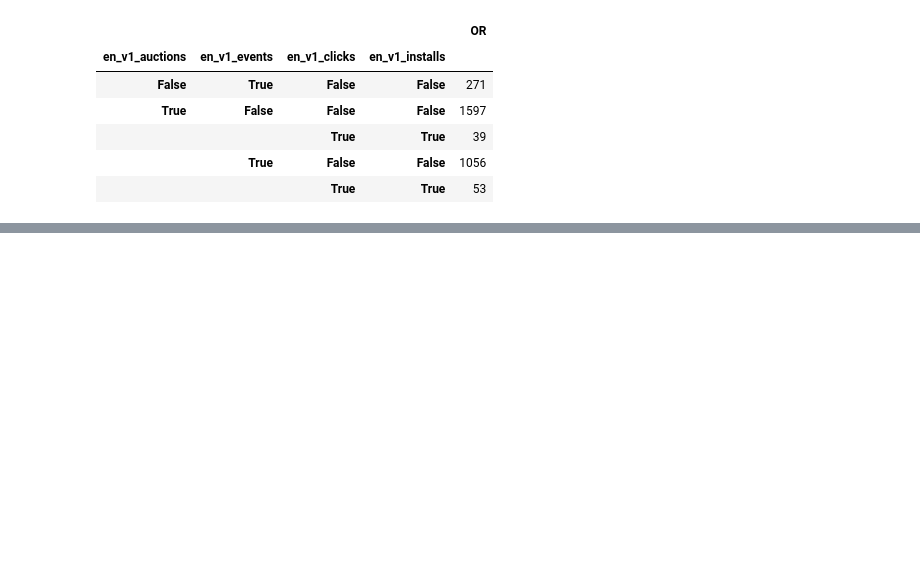
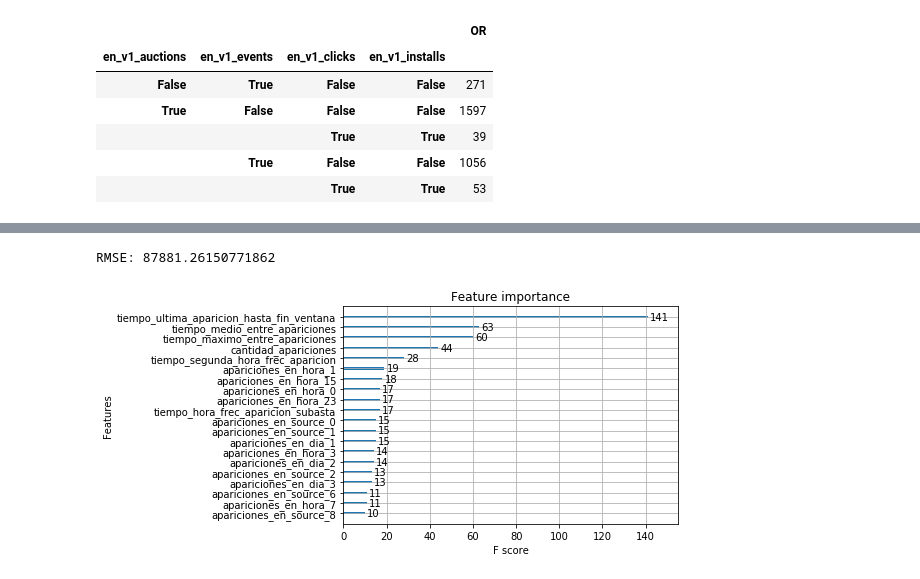
Before and after one commit to mateoicalvo/7506, a Jupyter notebook: tp2/modelo/feature_engineering/solo_competencia/features_solo_targets_competencia.ipynb, the cells around one changed output, grey strips where cells are left out. Drawn from its saved outputs; the diff is of its cells as text; code cells hidden in the pictures; blank space fills up the shorter version.

Commit message:
Avance en las predicciones pero solo para dispositivos que estan en las ventanas 1, 2, 3, y 4 a la vez

```diff
--- a/tp2/modelo/feature_engineering/solo_competencia/features_solo_targets_competencia.ipynb
+++ b/tp2/modelo/feature_engineering/solo_competencia/features_solo_targets_competencia.ipynb
@@ -218,0 +268,2 @@ targets_ventana_1_alguna.groupby(['en_v1_auctions', 'en_v1_events', 'en_v1_click
+# %%
+solo_en_ventana_1 = features_auctions_v1.merge(solo_en_ventana_1.drop(["en_v1_events", "en_v1_clicks", "en_v1_installs"], axis=1), left_index=True, right_index=True)
@@ -218,0 +280,26 @@ targets_ventana_1_alguna.groupby(['en_v1_auctions', 'en_v1_events', 'en_v1_click
+# %%
+X, y = solo_en_ventana_1.iloc[:,:-1], solo_en_ventana_1.iloc[:,-1]
+X_train, X_test, y_train, y_test = \
+    train_test_split(X, y, test_size=0.33, random_state=123)
+
+dtrain = xgb.DMatrix(data=X_train, label=y_train)
+dtest = xgb.DMatrix(data=X_test, label=y_test)
+
+param = {'max_depth':7,
+         'eta':0.3,
+         'silent':1,
+         'objective':'reg:linear',
+         'eval_metric' : 'rmse',
+         'obj' : 'reg:squarederror',
+         'colsample_bytree' : 0.7,
+         'min_child_weight' : 0.5,
+         'random_state' : 0,
+         'reg_alpha' : 0,
+         'reg_lambda' : 1,
+         'scale_pos_weight' : 1,
+         'learning_rate' : 0.01}
+
+
+num_round = 5000
+stopping = 15
+bst = xgb.train(param, dtrain, num_round, evals=[(dtrain, "train"), (dtest, "test")], early_stopping_rounds=stopping)
@@ -218,0 +324,19 @@ targets_ventana_1_alguna.groupby(['en_v1_auctions', 'en_v1_events', 'en_v1_click
+# %%
+X, y = solo_en_ventana_1.iloc[:,:-1], solo_en_ventana_1.iloc[:,-1]
+X_train, X_test, y_train, y_test = \
+    train_test_split(X, y, test_size=0.33, random_state=123)
+
+# fit model on all training data
+model = xgb.XGBRegressor()
+model.fit(X_train, y_train)
+# make predictions for test data and evaluate
+y_pred = model.predict(X_test)
+
+rmse = mean_squared_error(y_test, y_pred)
+print("RMSE: {}".format(sqrt(rmse)))
+
+xgb.plot_importance(model, max_num_features=20)
+pyplot.show()
+# %% [output]
+RMSE: 87881.26150771862
+[figure, added]
```
Also changed, not shown: parts of 38 cells of this notebook.
